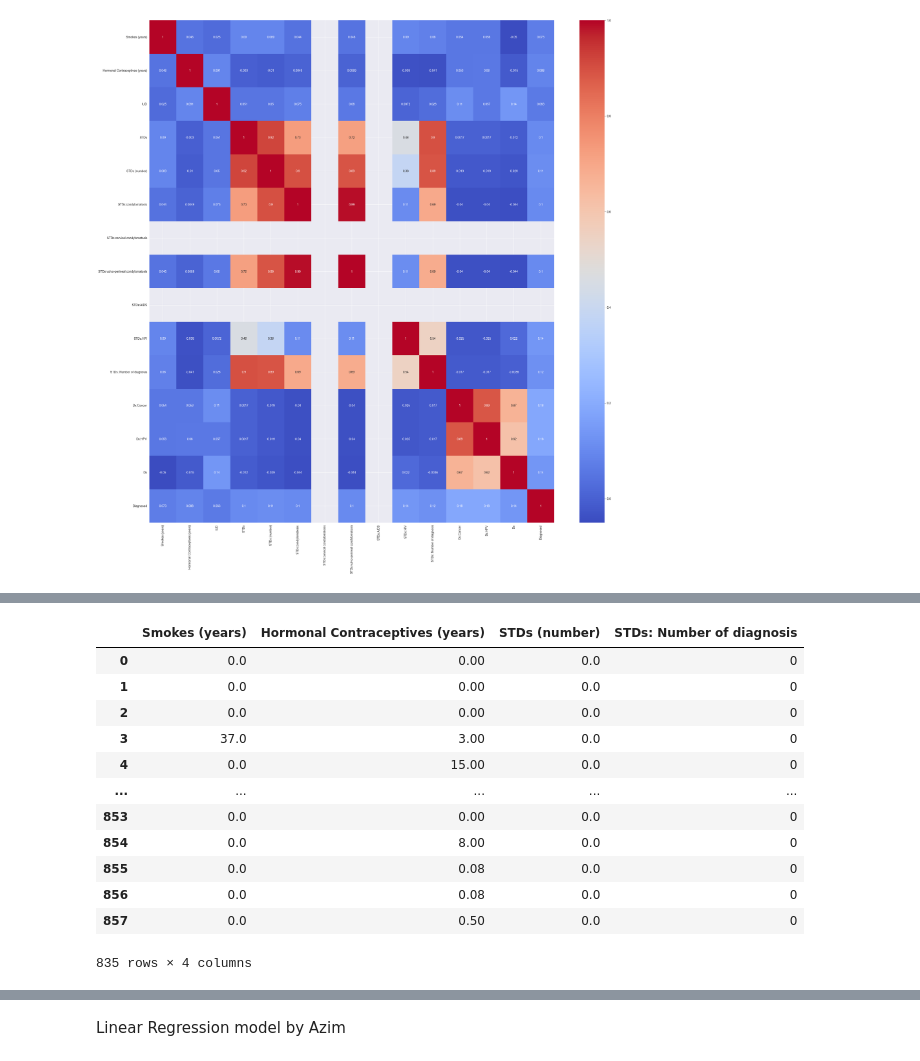
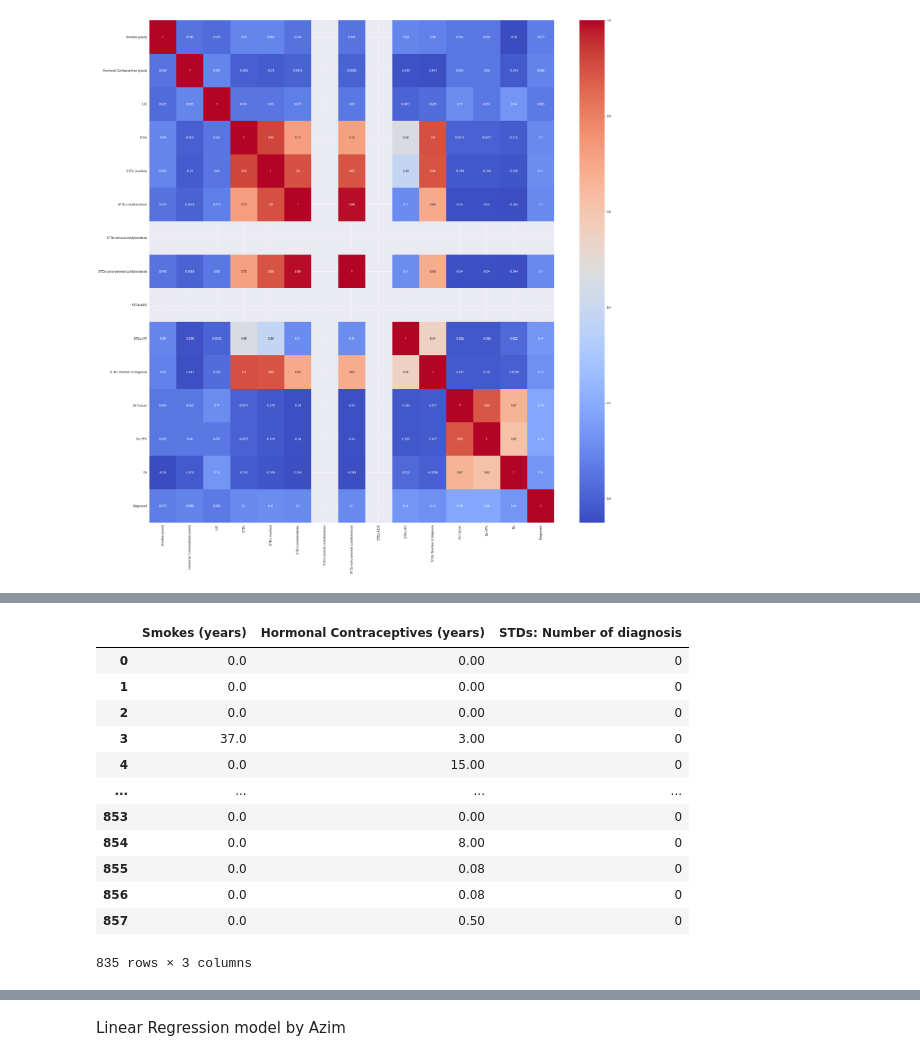
Before and after one commit to azharaizad/Latorians, a Jupyter notebook: CC.ipynb, the cells around one changed output, grey strips where cells are left out. Saved outputs shown, nothing was run; the diff lists cells and outputs as text; code cells hidden in the pictures.

```diff
--- a/CC.ipynb
+++ b/CC.ipynb
@@ -212,7 +212,7 @@ plt.show()
 # %%
 #based on the heatmap
 #drop the unecessary columns
-col = ['STDs:AIDS','STDs:cervical condylomatosis','STDs:condylomatosis','STDs:vulvo-perineal condylomatosis','STDs:HIV']
+col = ['STDs:AIDS','STDs:cervical condylomatosis','STDs:condylomatosis','STDs:vulvo-perineal condylomatosis','STDs:HIV','STDs (number)']
 datamean.drop(columns=col, inplace=True)
 datamean.shape
 datamean
@@ -233,24 +233,24 @@ datamean
 # %%
 #DATA ANALYSIS
 y_variable=['Diagnosed'] #Create columns for y variables
 #Create columns for non-boolean x variables
-X_col_new = ['Smokes (years)','Hormonal Contraceptives (years)','STDs (number)','STDs: Number of diagnosis']
+X_col_new = ['Smokes (years)','Hormonal Contraceptives (years)','STDs: Number of diagnosis']
 x_var = datamean[X_col_new] #Create new dataset for non-boolean x variables
 x_var
 # %% [output]
-|  | Smokes (years) | Hormonal Contraceptives (years) | STDs (number) | STDs: Number of diagnosis |
-| 0 | 0.0 | 0.00 | 0.0 | 0 |
-| 1 | 0.0 | 0.00 | 0.0 | 0 |
-| 2 | 0.0 | 0.00 | 0.0 | 0 |
-| 3 | 37.0 | 3.00 | 0.0 | 0 |
-| 4 | 0.0 | 15.00 | 0.0 | 0 |
-| ... | ... | ... | ... | ... |
-| 853 | 0.0 | 0.00 | 0.0 | 0 |
-| 854 | 0.0 | 8.00 | 0.0 | 0 |
-| 855 | 0.0 | 0.08 | 0.0 | 0 |
-| 856 | 0.0 | 0.08 | 0.0 | 0 |
-| 857 | 0.0 | 0.50 | 0.0 | 0 |
+|  | Smokes (years) | Hormonal Contraceptives (years) | STDs: Number of diagnosis |
+| 0 | 0.0 | 0.00 | 0 |
+| 1 | 0.0 | 0.00 | 0 |
+| 2 | 0.0 | 0.00 | 0 |
+| 3 | 37.0 | 3.00 | 0 |
+| 4 | 0.0 | 15.00 | 0 |
+| ... | ... | ... | ... |
+| 853 | 0.0 | 0.00 | 0 |
+| 854 | 0.0 | 8.00 | 0 |
+| 855 | 0.0 | 0.08 | 0 |
+| 856 | 0.0 | 0.08 | 0 |
+| 857 | 0.0 | 0.50 | 0 |
-835 rows × 4 columns
+835 rows × 3 columns
 # %%
 #Method to look for outliers using z-score
 
```
Also changed, not shown: parts of 20 cells of this notebook, 4 other files.
